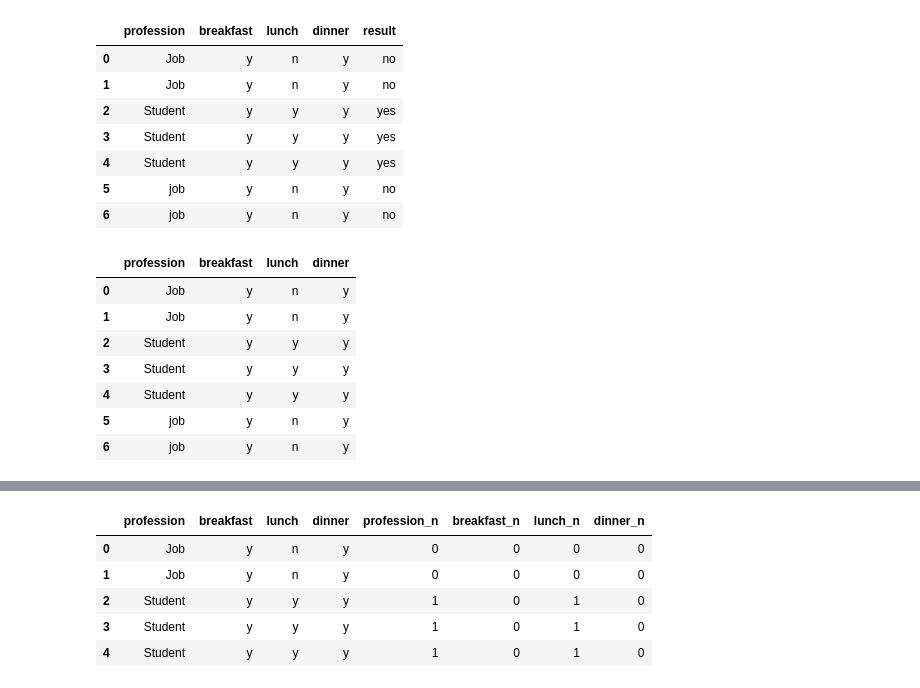
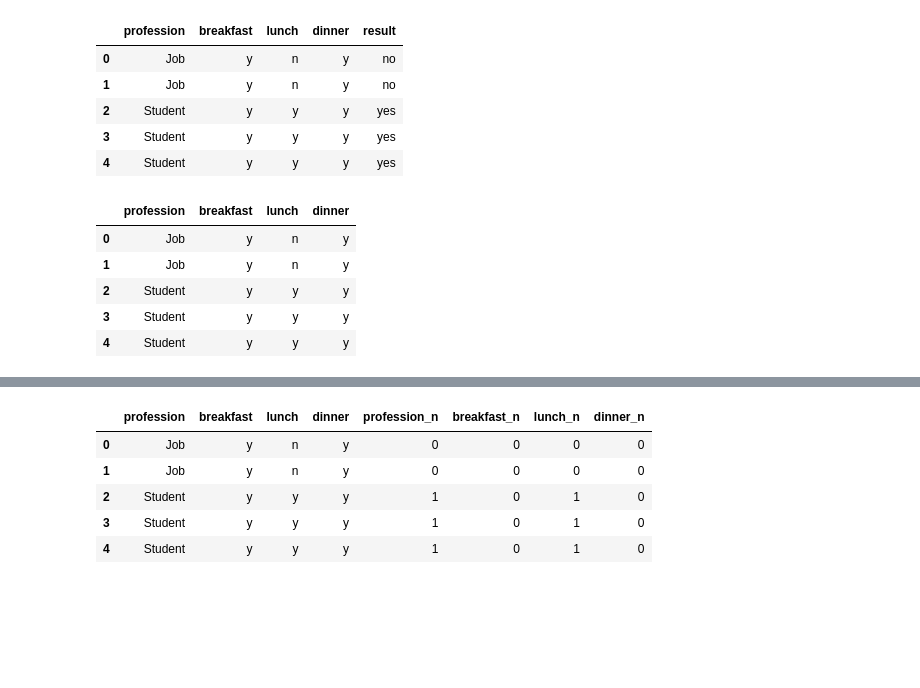
Before and after one commit to thanvi47/CSE-0408, a Jupyter notebook: final/Decision-Tree.ipynb, the cells around one changed output, grey strips where cells are left out. Saved outputs shown, nothing was run; the diff lists cells and outputs as text; code cells hidden in the pictures; blank space fills up the shorter version.

```diff
--- a/final/Decision-Tree.ipynb
+++ b/final/Decision-Tree.ipynb
@@ -1,21 +1,19 @@
 # %%
 import pandas as pd
 df = pd.read_csv("meal.csv")
-df
+df.head()
 # %% [output]
 |  | profession | breakfast | lunch | dinner | result |
 | 0 | Job | y | n | y | no |
 | 1 | Job | y | n | y | no |
 | 2 | Student | y | y | y | yes |
 | 3 | Student | y | y | y | yes |
 | 4 | Student | y | y | y | yes |
-| 5 | job | y | n | y | no |
-| 6 | job | y | n | y | no |
 # %%
 inputs = df.drop('result', axis = 'columns')
 target = df['result']
 # %%
-inputs
+inputs.head()
 # %% [output]
 |  | profession | breakfast | lunch | dinner |
 | 0 | Job | y | n | y |
@@ -23,5 +21,3 @@ inputs
 | 2 | Student | y | y | y |
 | 3 | Student | y | y | y |
 | 4 | Student | y | y | y |
-| 5 | job | y | n | y |
-| 6 | job | y | n | y |
```
Also changed, not shown: parts of 9 cells of this notebook.
